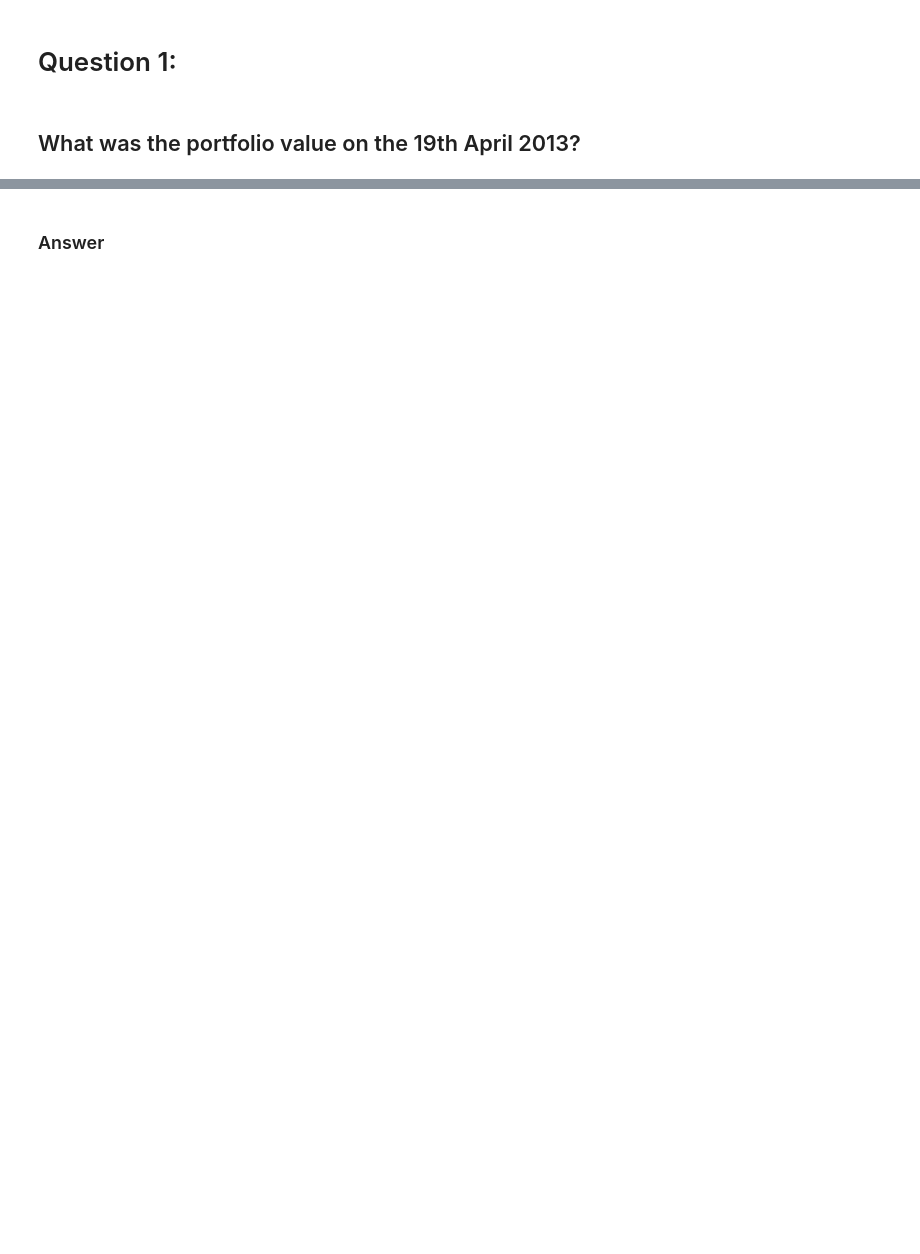
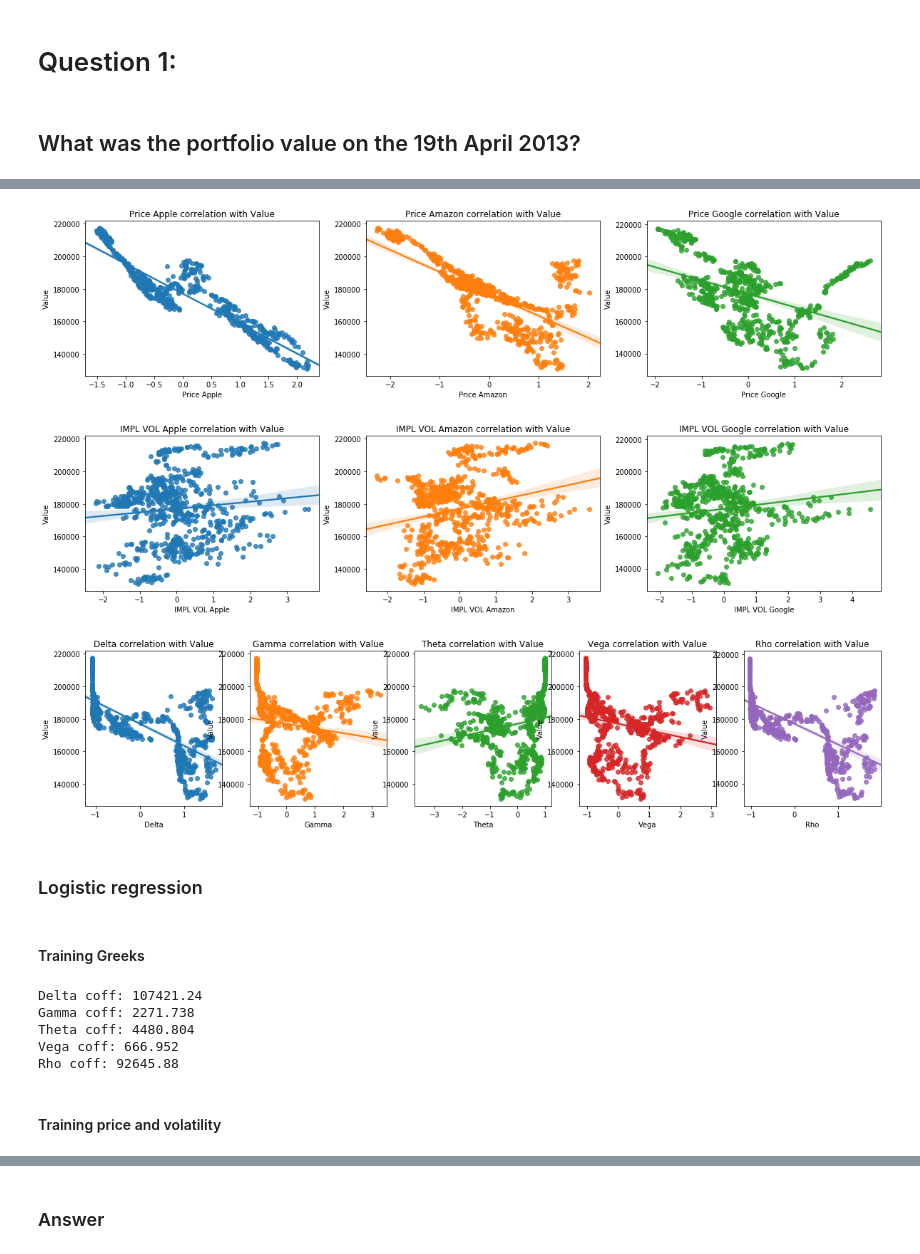
Before and after one commit to Antanskas/Portfolio_analysis, a Jupyter notebook: portfolio_analysis.ipynb, the cells around one changed output, grey strips where cells are left out. Saved outputs shown, nothing was run; the diff lists cells and outputs as text; code cells hidden in the pictures; blank space fills up the shorter version.

```diff
--- a/portfolio_analysis.ipynb
+++ b/portfolio_analysis.ipynb
@@ -60,0 +70,10 @@ Portfolio value on 2013-04-17 is 202681.84
+# %%
+plot_correlations(x=['Price Apple', 'Price Amazon', 'Price Google'], y='Value', data=ml_greeks, figsize=(20,4))
+plot_correlations(x=['IMPL VOL Apple', 'IMPL VOL Amazon', 'IMPL VOL Google'], y='Value', data=ml_greeks, figsize=(20,4))
+plot_correlations(x=['Delta', 'Gamma', 'Theta', 'Vega', 'Rho'], y='Value', data=ml_greeks, figsize=(20,4))
+# %% [output]
+[figure, added]
+[figure, added]
+[figure, added]
+# %% [markdown]
+### Logistic regression
@@ -60,0 +83,23 @@ Portfolio value on 2013-04-17 is 202681.84
+# %% [markdown]
+#### Training Greeks
+# %%
+X_train_greeks = ml_greeks[['Delta', 'Gamma', 'Theta', 'Vega', 'Rho']].values
+
+model_greeks = LinearRegression()
+model_greeks.fit(X_train_greeks, Y_train)
+
+coeficients_greeks = np.abs(np.around(model_greeks.coef_, 3))
+
+print('Delta coff: {}'.format(coeficients_greeks[0][0]))
+print('Gamma coff: {}'.format(coeficients_greeks[0][1]))
+print('Theta coff: {}'.format(coeficients_greeks[0][2]))
+print('Vega coff: {}'.format(coeficients_greeks[0][3]))
+print('Rho coff: {}'.format(coeficients_greeks[0][4]))
+# %% [output]
+Delta coff: 107421.24
+Gamma coff: 2271.738
+Theta coff: 4480.804
+Vega coff: 666.952
+Rho coff: 92645.88
+# %% [markdown]
+#### Training price and volatility
```
Also changed, not shown: parts of 71 cells of this notebook, 1 other file.
